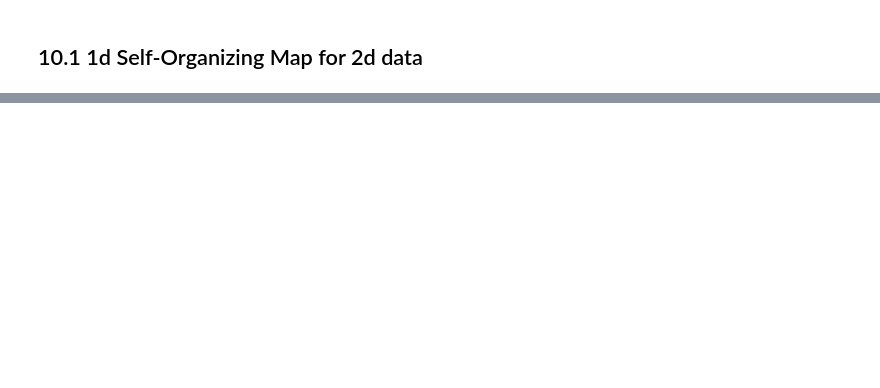
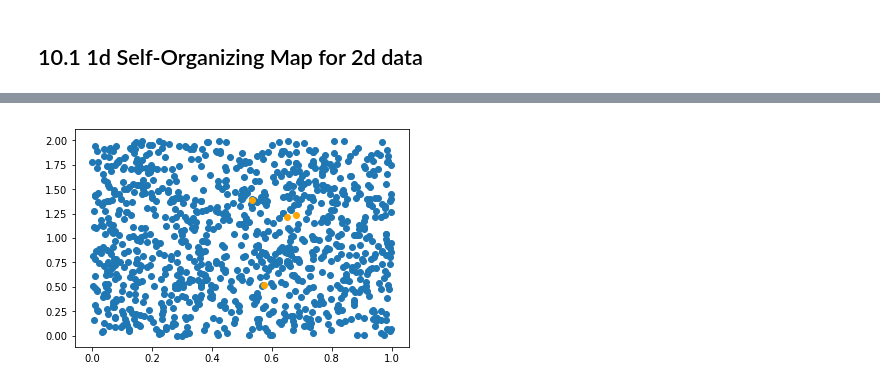
Before and after one commit to muellerfelix/mi-2, a Jupyter notebook: hw-10/HW-10.ipynb, the cells around one changed output, grey strips where cells are left out. Saved outputs shown, nothing was run; the diff lists cells and outputs as text; code cells hidden in the pictures; blank space fills up the shorter version.

```diff
--- a/hw-10/HW-10.ipynb
+++ b/hw-10/HW-10.ipynb
@@ -49 +41,35 @@ def kohonen_map(data, M, eps, sigma):
+# %%
+def h_qp(q, p, sigma):
+    return np.exp(-np.square(q-p)/(2*np.square(sigma)))
+
+def kohonen_map(data, M, eps, sigma, dim=2):
+    if dim == 2:
+        ws = make_prototypes(data, M, dim)
+    elif dim == 3:
+        ws = np.hstack((np.zeros(M), np.zeros(M), np.linspace(0, 5, M)))
+    j = 0
+    while True:
+        ws_old = ws.copy()
+        # Chose a data point
+        i = np.random.choice(range(data.shape[0]))
+        x = data[i]
+
+        print("data", data.shape)
+        print("ws", ws.shape)
+        # Determine the closest prototype
+        dists = cdist(data[i, np.newaxis], ws).T
+        i_q = np.argmin(dists)
+
+        # Change Prototypes
+        for k in range(ws.shape[0]):
+            ws[k] += eps * h_qp(ws[k], ws[i_q], sigma) * (x - ws[k])
+
+        if np.max(np.abs(ws - ws_old)) < 0.01:
+            print("Breaking after iteration {}".format(j))
+            break
+        else:
+            j += 1
+            sigma = 0.9*sigma
+            #eps = 0.9*eps
+    return ws
 # %%
@@ -52,0 +79,7 @@ kohonen_map(data, 4, 5, 1)
+# %%
+plt.figure()
+plt.scatter(data[:,0], data[:,1])
+plt.scatter(ps[:, 0], ps[:, 1], color='orange')
+plt.show()
+# %% [output]
+[figure, added]
```
Also changed, not shown: parts of 13 cells of this notebook.
